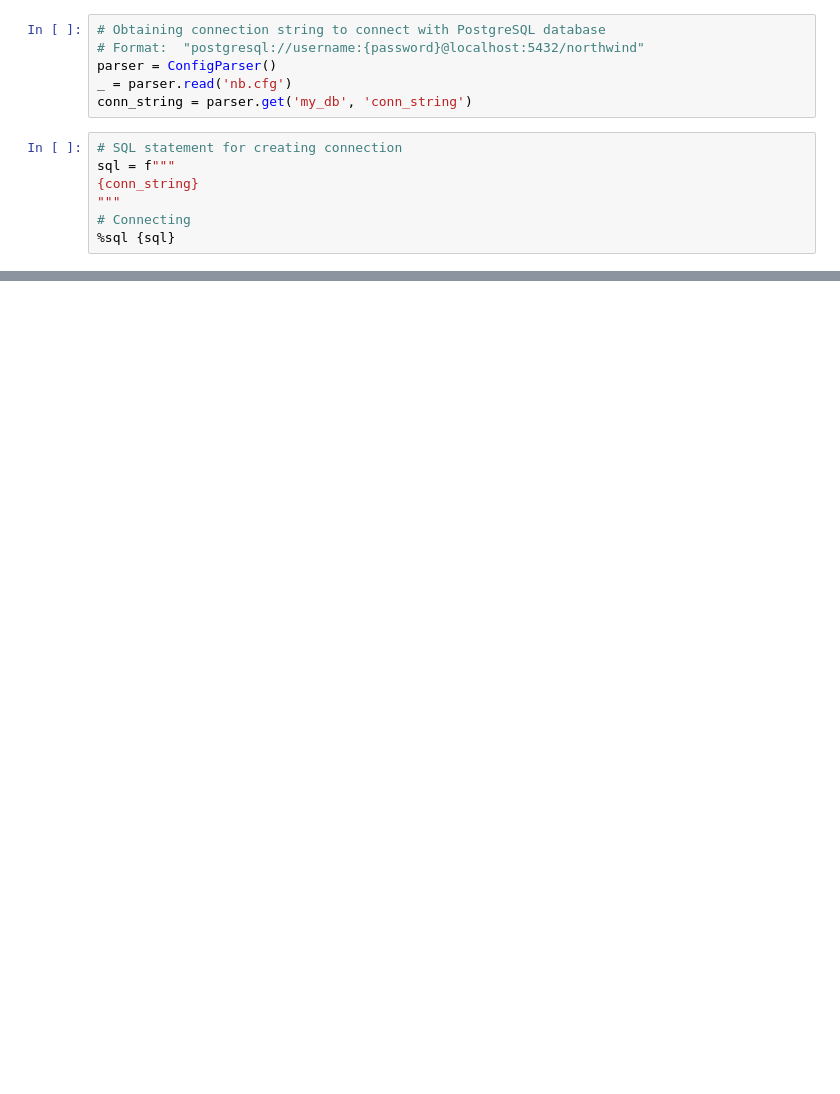
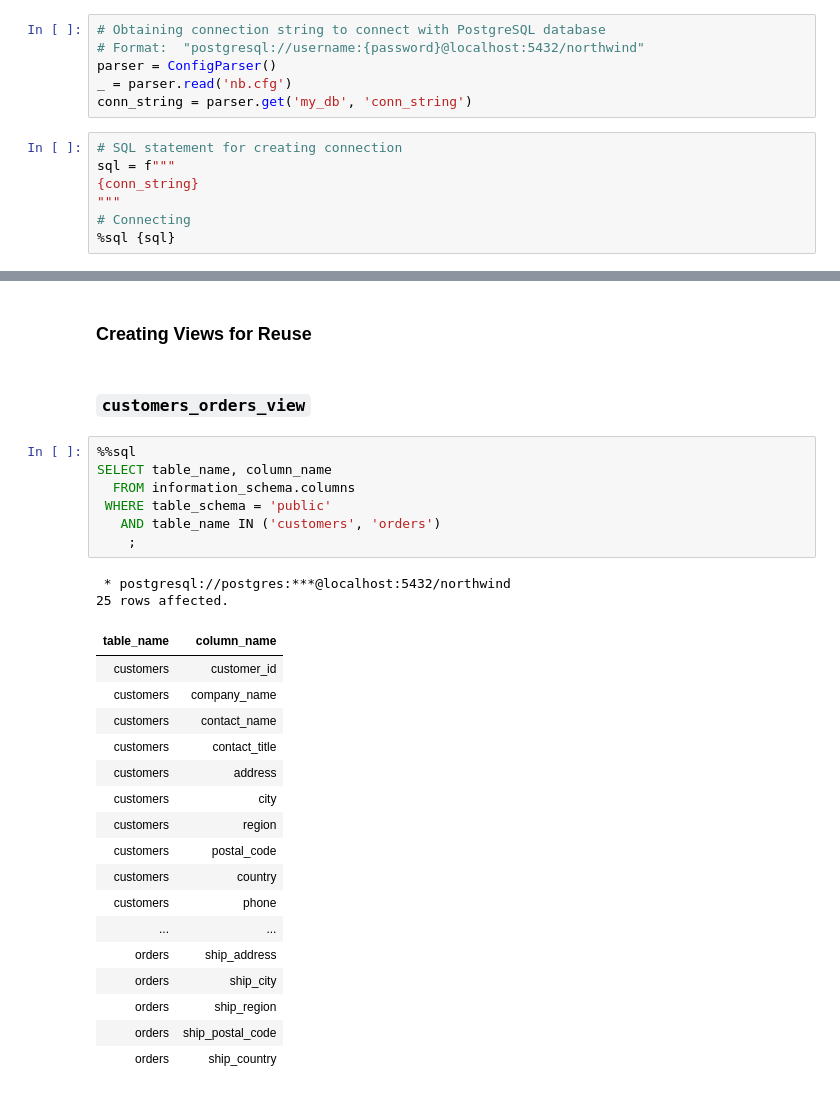
Before and after one commit to teresahanak/northwind_traders_sql_window_functions, a Jupyter notebook: northwind.ipynb, the cells around one changed output, grey strips where cells are left out. Drawn from its saved outputs; the diff is of its cells as text; blank space fills up the shorter version.

```diff
--- a/northwind.ipynb
+++ b/northwind.ipynb
@@ -29,0 +141,31 @@ sql = f"""
+# %% [markdown]
+### Creating Views for Reuse
+# %% [markdown]
+### `customers_orders_view`
+# %%
+%%sql
+SELECT table_name, column_name
+  FROM information_schema.columns
+ WHERE table_schema = 'public'
+   AND table_name IN ('customers', 'orders')
+    ;
+# %% [output]
+ * postgresql://postgres:***@localhost:5432/northwind
+25 rows affected.
+| table_name | column_name |
+| customers | customer_id |
+| customers | company_name |
+| customers | contact_name |
+| customers | contact_title |
+| customers | address |
+| customers | city |
+| customers | region |
+| customers | postal_code |
+| customers | country |
+| customers | phone |
+| ... | ... |
+| orders | ship_address |
+| orders | ship_city |
+| orders | ship_region |
+| orders | ship_postal_code |
+| orders | ship_country |
```
Also changed, not shown: parts of 31 cells of this notebook.
